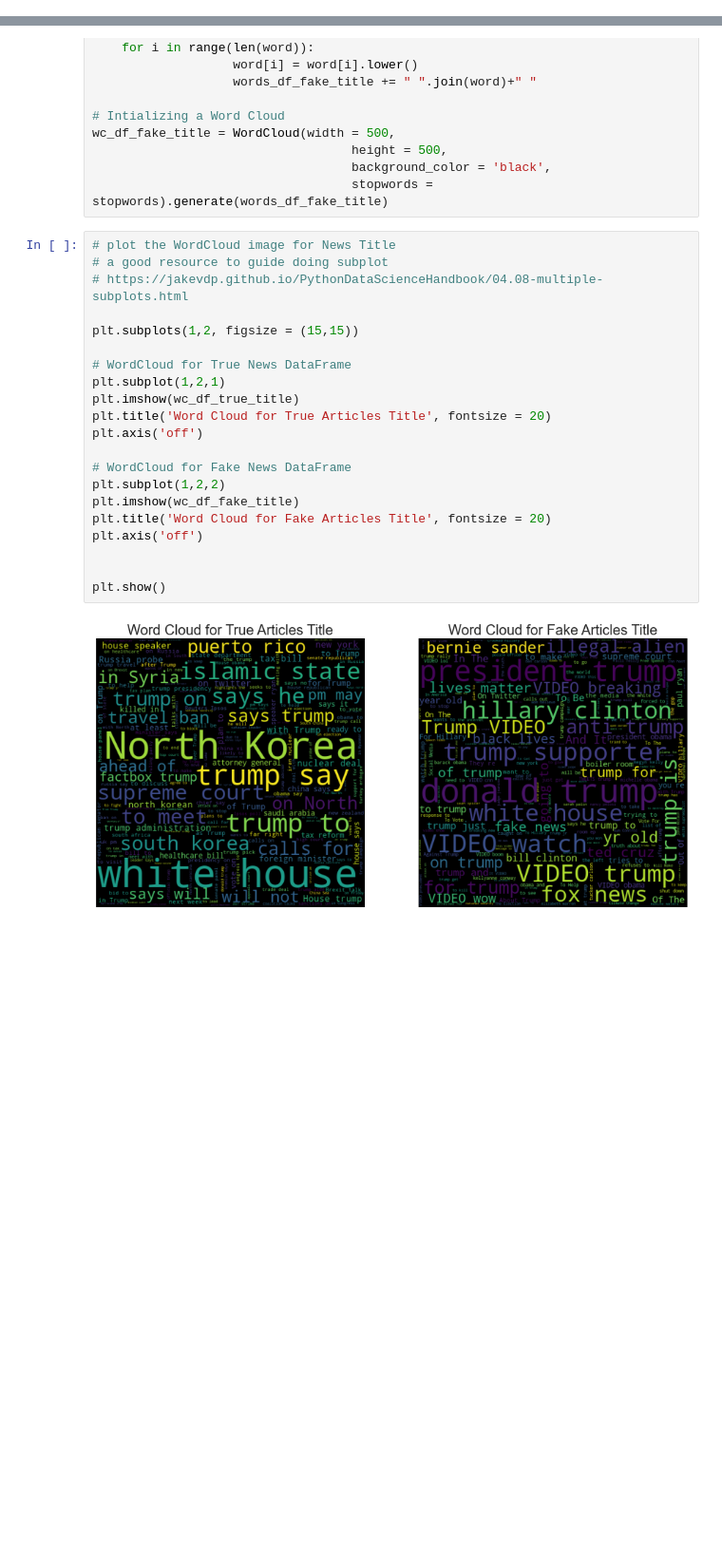
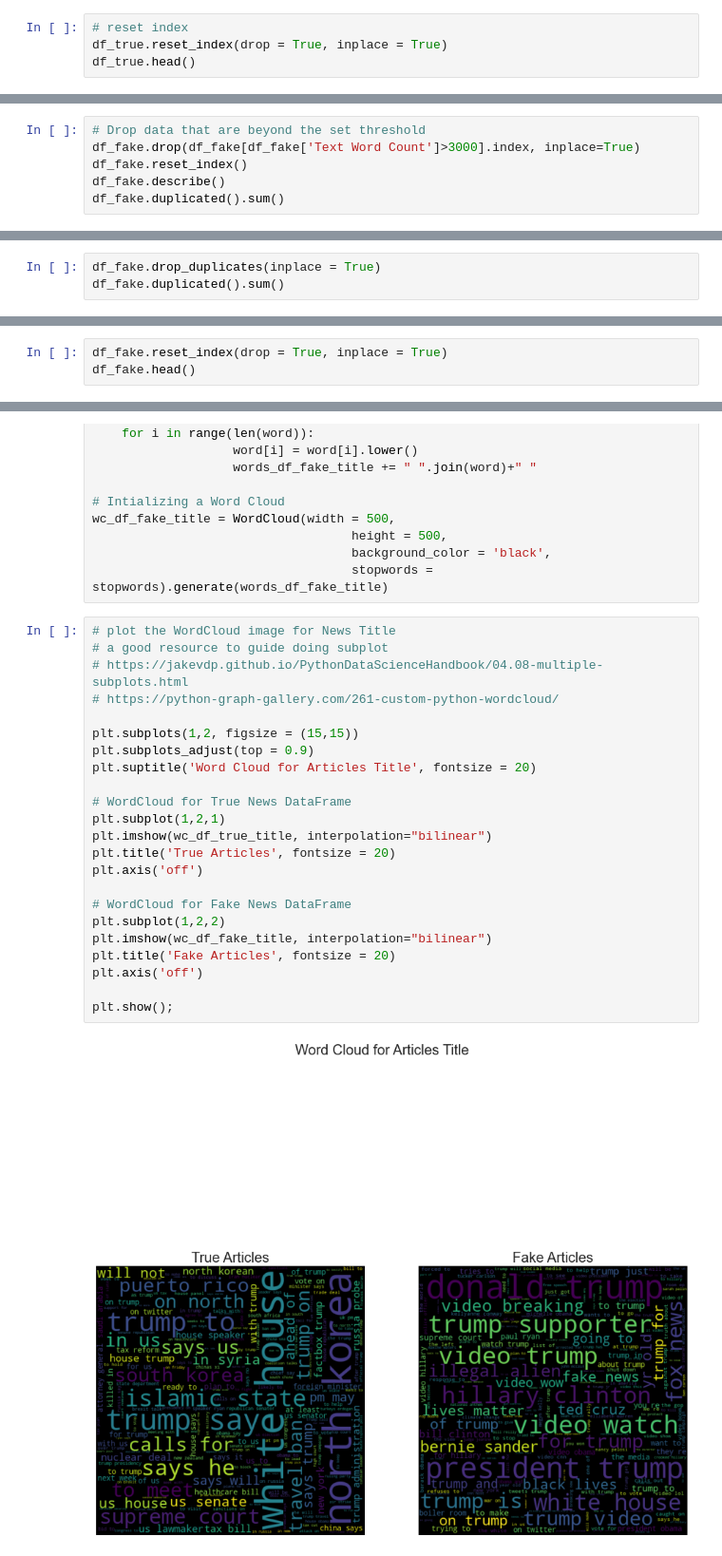
Before and after one commit to conibear/brainstation_machine_learning, a Jupyter notebook: notebook/BrainStation Machine Learning Project.ipynb, the cells around one changed output, grey strips where cells are left out. Shown: that part at 95% size. Saved outputs shown, nothing was run; the diff lists cells and outputs as text; blank space fills up the shorter version.

```diff
--- a/notebook/BrainStation Machine Learning Project.ipynb
+++ b/notebook/BrainStation Machine Learning Project.ipynb
@@ -254,0 +628,4 @@ note that I would like to do a WordCloud analysis of text as well, however it wa
+# %%
+# reset index
+df_true.reset_index(drop = True, inplace = True)
+df_true.head()
@@ -254,0 +639,6 @@ note that I would like to do a WordCloud analysis of text as well, however it wa
+# %%
+# Drop data that are beyond the set threshold
+df_fake.drop(df_fake[df_fake['Text Word Count']>3000].index, inplace=True)
+df_fake.reset_index()
+df_fake.describe()
+df_fake.duplicated().sum()
@@ -254,0 +647,3 @@ note that I would like to do a WordCloud analysis of text as well, however it wa
+# %%
+df_fake.drop_duplicates(inplace = True)
+df_fake.duplicated().sum()
@@ -254,0 +652,3 @@ note that I would like to do a WordCloud analysis of text as well, however it wa
+# %%
+df_fake.reset_index(drop = True, inplace = True)
+df_fake.head()
@@ -303,23 +751,25 @@ wc_df_fake_title = WordCloud(width = 500,
 # %%
 # plot the WordCloud image for News Title
 # a good resource to guide doing subplot
 # https://jakevdp.github.io/PythonDataScienceHandbook/04.08-multiple-subplots.html
+# https://python-graph-gallery.com/261-custom-python-wordcloud/
 
 plt.subplots(1,2, figsize = (15,15))
+plt.subplots_adjust(top = 0.9)
+plt.suptitle('Word Cloud for Articles Title', fontsize = 20)
 
 # WordCloud for True News DataFrame
 plt.subplot(1,2,1)
-plt.imshow(wc_df_true_title)
-plt.title('Word Cloud for True Articles Title', fontsize = 20)
+plt.imshow(wc_df_true_title, interpolation="bilinear")
+plt.title('True Articles', fontsize = 20)
 plt.axis('off')
 
 # WordCloud for Fake News DataFrame
 plt.subplot(1,2,2)
-plt.imshow(wc_df_fake_title)
-plt.title('Word Cloud for Fake Articles Title', fontsize = 20)
+plt.imshow(wc_df_fake_title, interpolation="bilinear")
+plt.title('Fake Articles', fontsize = 20)
 plt.axis('off')
 
-
-plt.show()
+plt.show();
 # %% [output]
-[figure, old version]
+[figure, new version]
```
Also changed, not shown: parts of 39 cells of this notebook.
